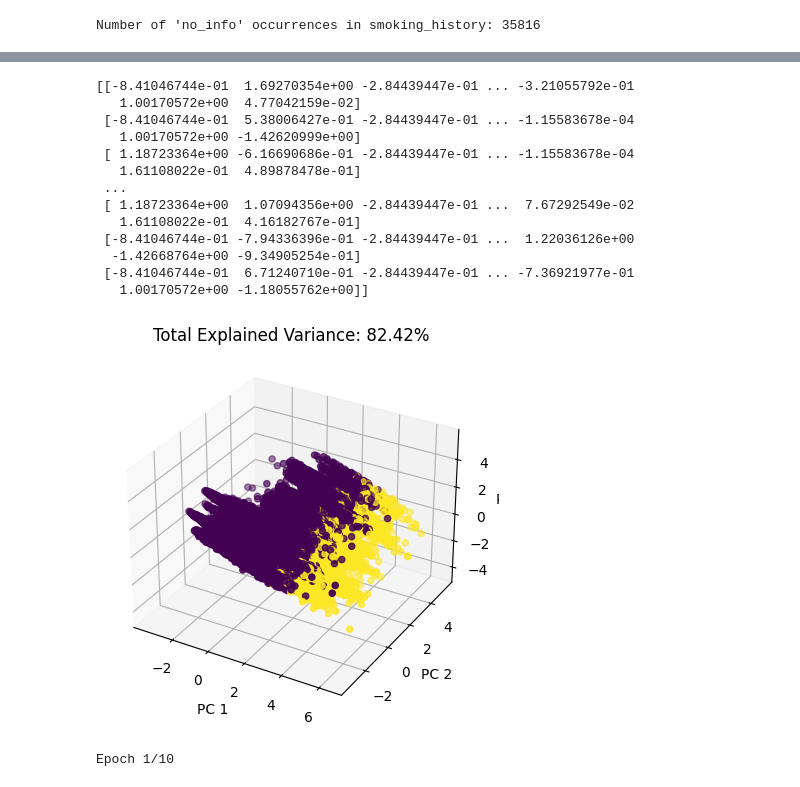
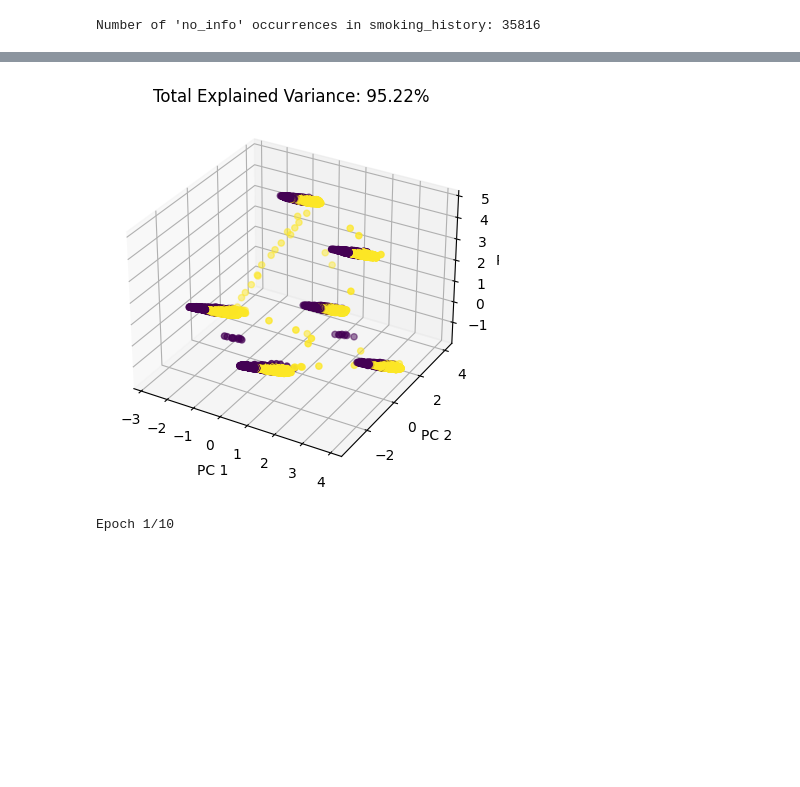
Before and after one commit to nataliea30/DiabetesML, a Jupyter notebook: Keras Attempt.ipynb, the cells around one changed output, grey strips where cells are left out. Cells and saved outputs as stored; diff of their text form; code cells hidden in the pictures; blank space fills up the shorter version.

```diff
--- a/Keras Attempt.ipynb
+++ b/Keras Attempt.ipynb
@@ -91,8 +147,10 @@ plt.show()
 # %%
+from sklearn.compose import ColumnTransformer
+from sklearn.discriminant_analysis import StandardScaler
 from sklearn.model_selection import train_test_split
-from sklearn.preprocessing import LabelEncoder
+from sklearn.preprocessing import LabelEncoder, OneHotEncoder
 from imblearn.over_sampling import SMOTE
-
+from imblearn.under_sampling import RandomUnderSampler
 
 # Select the relevant attributes for the model
 selected_attributes = ['gender', 'age', 'hypertension', 'heart_disease',
@@ -108,17 +166,26 @@ filtered_df.drop("HbA1c_level", axis=1)
 filtered_df.drop("blood_glucose_level", axis=1)
 
 
-# Convert categorical variables to numerical using LabelEncoder
-le = LabelEncoder()
-filtered_df['gender'] = le.fit_transform(filtered_df['gender'])
-filtered_df['smoking_history'] = le.fit_transform(filtered_df['smoking_history'])
+# Define preprocessor
+preprocessor = ColumnTransformer(
+    transformers=[
+        ('num', StandardScaler(), ['age', 'bmi', 'HbA1c_level', 'blood_glucose_level']),
+        ('cat', OneHotEncoder(), ['gender_Female', 'gender_Male', 'smoking_history_current', 'smoking_history_non-smoker', 'smoking_history_past_smoker'])
+    ])
 
-print(filtered_df)
+# Create resampling objects
+over = SMOTE()
+under = RandomUnderSampler()
 
-# Split the data into features and target
-X = filtered_df.drop('diabetes', axis=1)
-y = filtered_df['diabetes']
+# Split data into features and target variable
+X = data.drop('diabetes', axis=1)
+y = data['diabetes']
 
+# Preprocess the data, oversample, and undersample
+X_preprocessed = preprocessor.fit_transform(X)
+
+X_resampled, y_resampled = over.fit_resample(X_preprocessed, y)
+X_resampled, y_resampled = under.fit_resample(X_resampled, y_resampled)
 # Split the data into training and testing sets
 X_train, X_test, y_train, y_test = train_test_split(X, y, test_size=0.2, random_state=42)
 
@@ -147,53 +196,38 @@ from sklearn.decomposition import PCA
 from sklearn.discriminant_analysis import StandardScaler
 
 
-X2 = filtered_df.drop('diabetes', axis=1)
+X2 = X_resampled
 
 scaler = StandardScaler()
 X2 = scaler.fit_transform(X2)
-
-print(X2)
 
 # Perform PCA on the feature data
 pca = PCA(n_components=6)
 X_pca = pca.fit_transform(X2)
 
 # Get the principal components
 pc1 = X_pca[:, 0]
 pc2 = X_pca[:, 1]
 pc3 = X_pca[:, 2]
 
 # Create a scatter plot in 3D
 fig = plt.figure()
 ax = fig.add_subplot(111, projection='3d')
-ax.scatter(pc1, pc2, pc3, c=df['diabetes'])
+ax.scatter(pc1, pc2, pc3, c=y_resampled)
 
 # Set the axis labels
 ax.set_xlabel('PC 1')
 ax.set_ylabel('PC 2')
 ax.set_zlabel('PC 3')
 
 # Set the title
 total_var = sum(pca.explained_variance_ratio_) * 100
 ax.set_title(f'Total Explained Variance: {total_var:.2f}%')
 
 # Show the plot
 plt.show()
 # %% [output]
-[[-8.41046744e-01  1.69270354e+00 -2.84439447e-01 ... -3.21055792e-01
-   1.00170572e+00  4.77042159e-02]
- [-8.41046744e-01  5.38006427e-01 -2.84439447e-01 ... -1.15583678e-04
-   1.00170572e+00 -1.42620999e+00]
- [ 1.18723364e+00 -6.16690686e-01 -2.84439447e-01 ... -1.15583678e-04
-   1.61108022e-01  4.89878478e-01]
- ...
- [ 1.18723364e+00  1.07094356e+00 -2.84439447e-01 ...  7.67292549e-02
-   1.61108022e-01  4.16182767e-01]
- [-8.41046744e-01 -7.94336396e-01 -2.84439447e-01 ...  1.22036126e+00
-  -1.42668764e+00 -9.34905254e-01]
- [-8.41046744e-01  6.71240710e-01 -2.84439447e-01 ... -7.36921977e-01
-   1.00170572e+00 -1.18055762e+00]]
-[figure, old version]
+[figure, new version]
 # %%
 import pandas as pd
 import numpy as np
```
Also changed, not shown: parts of 5 cells of this notebook, 1 other file.
